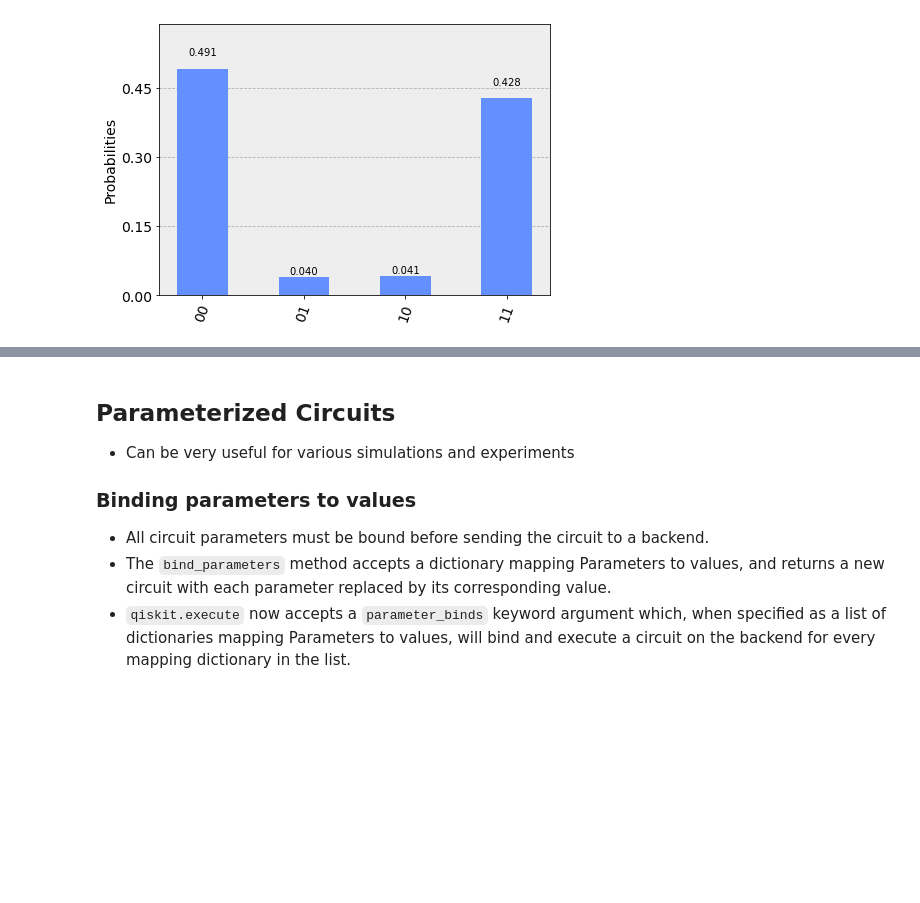
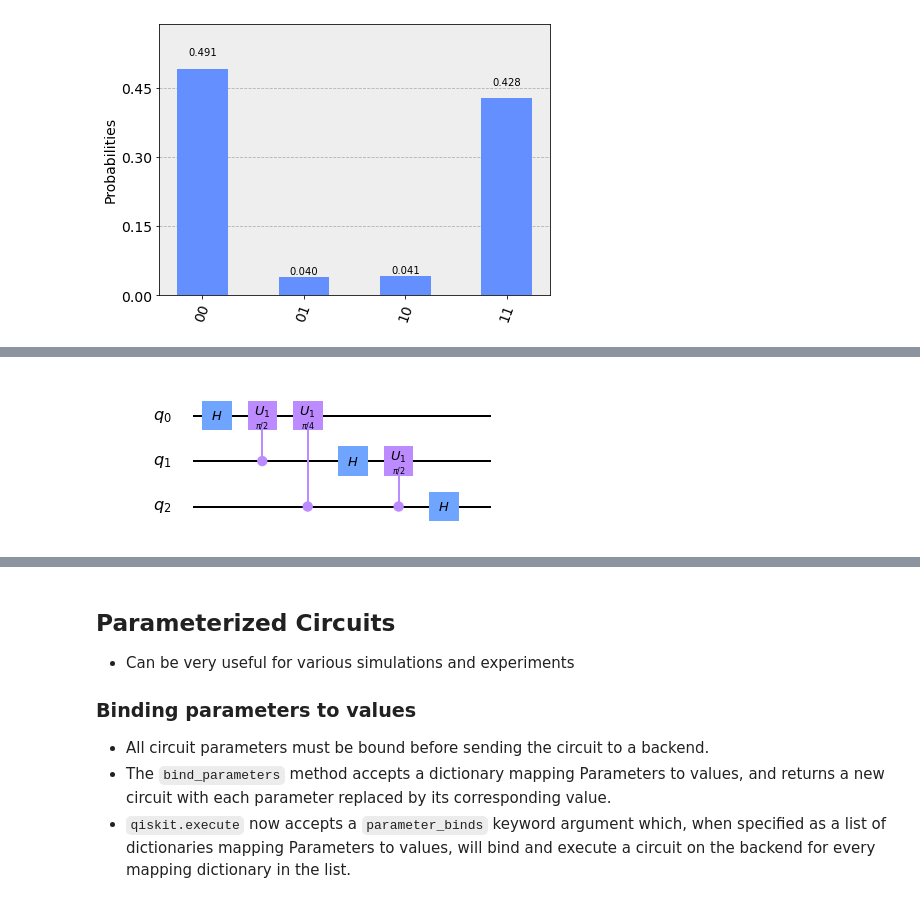
Before and after one commit to dkp-quantum/Tutorials, a Jupyter notebook: 2020 LGE/LGE Qiskit Tutorial.ipynb, the cells around one changed output, grey strips where cells are left out. Saved outputs shown, nothing was run; the diff lists cells and outputs as text; code cells hidden in the pictures; blank space fills up the shorter version.

```diff
--- a/2020 LGE/LGE Qiskit Tutorial.ipynb
+++ b/2020 LGE/LGE Qiskit Tutorial.ipynb
@@ -691,0 +751,7 @@ plot_histogram(job_real.result().get_counts())
+# %%
+qftc.h(1)
+qftc.cu1(2*pi/(2**2), 2, 1) # CROT from qubit 2 to qubit 1
+qftc.h(2)
+qftc.draw(output='mpl')
+# %% [output]
+[figure, added]
```
Also changed, not shown: parts of 25 cells of this notebook.
